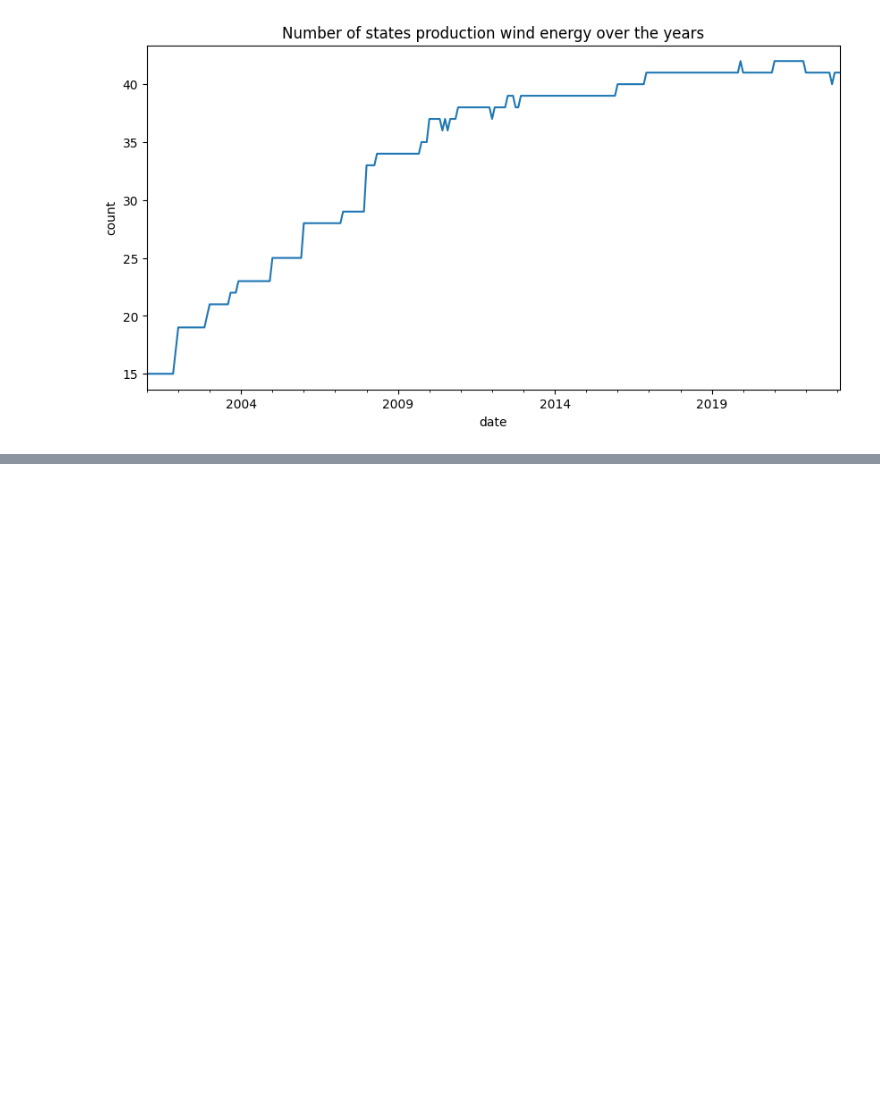
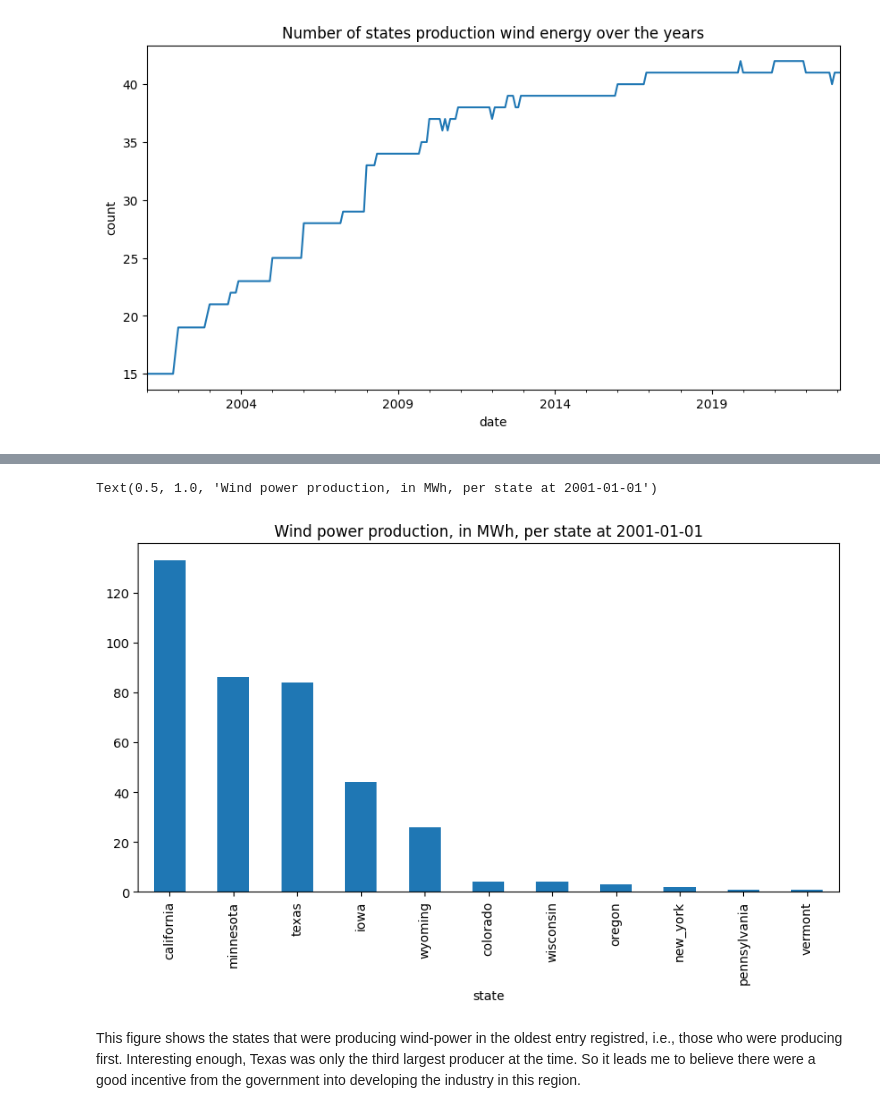
Before and after one commit to abasilio91/DS-wind_production_US, a Jupyter notebook: wind-power-production-statistical-study.ipynb, the cells around one changed output, grey strips where cells are left out. Cells and saved outputs as stored; diff of their text form; code cells hidden in the pictures; blank space fills up the shorter version.

```diff
--- a/wind-power-production-statistical-study.ipynb
+++ b/wind-power-production-statistical-study.ipynb
@@ -513,0 +520,10 @@ plt.legend(bbox_to_anchor=(1.05, 1));
+# %%
+# What was the first state to start producing?
+
+df_wind.query('date == @oldest_entry and production > 0.0').dropna().sort_values(by='production', ascending=False).plot.bar(x='state', y='production', figsize=(10,5), legend=False);
+plt.title(f'Wind power production, in MWh, per state at {oldest_entry.date()}')
+# %% [output]
+Text(0.5, 1.0, 'Wind power production, in MWh, per state at 2001-01-01')
+[figure, added]
+# %% [markdown]
+This figure shows the states that were producing wind-power in the oldest entry registred, i.e., those who were producing first. Interesting enough, Texas was only the third largest producer at the time. So it leads me to believe there were a good incentive from the government into developing the industry in this region.
```
Also changed, not shown: parts of 12 cells of this notebook, 1 other file.
